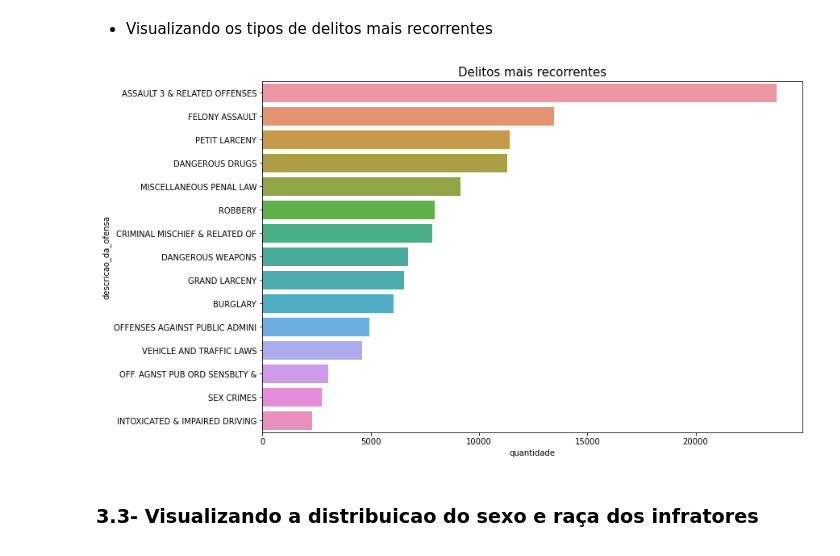
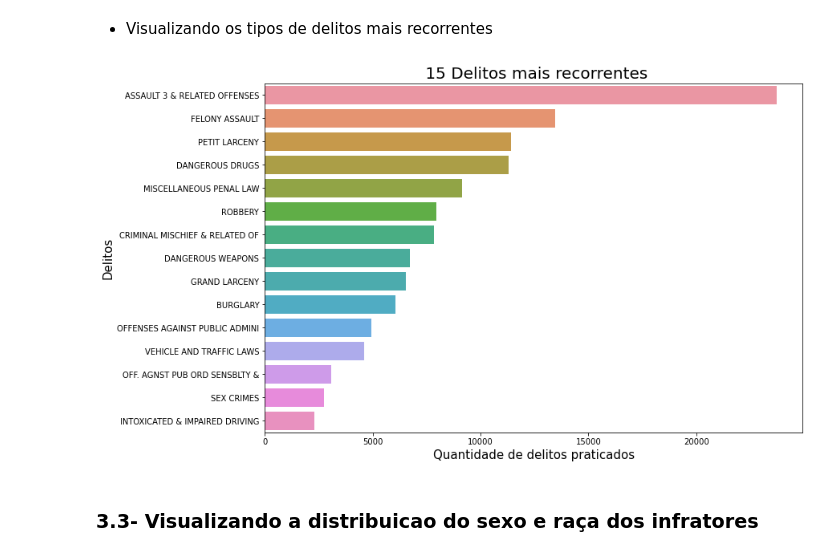
Before and after one commit to robertferro/delitos_ny_2020, a Jupyter notebook: EDA_delitos_NYC.ipynb, the cells around one changed output. Cells and saved outputs as stored; diff of their text form; code cells hidden in the pictures.

```diff
--- a/EDA_delitos_NYC.ipynb
+++ b/EDA_delitos_NYC.ipynb
@@ -158,11 +167,13 @@ tipos_de_delitos.columns = ['descricao_da_ofensa' , 'quantidade']
 # %%
 f, ax = plt.subplots(figsize=(12, 8))
 sns.barplot(y = 'descricao_da_ofensa' , x = 'quantidade' , data = tipos_de_delitos.head(15))
-titulo='Delitos mais recorrentes'
-plt.title(titulo, fontsize=15)
+titulo=' 15 Delitos mais recorrentes'
+plt.title(titulo, fontsize=20)
+plt.xlabel('Quantidade de delitos praticados', fontsize = 15)
+plt.ylabel('Delitos', fontsize = 15)
 plt.show()
 # %% [output]
-[figure, old version]
+[figure, new version]
 # %% [markdown]
 ###  3.3- Visualizando a distribuicao do sexo e raça dos infratores
 # %%
```
Also changed, not shown: parts of 7 cells of this notebook.
